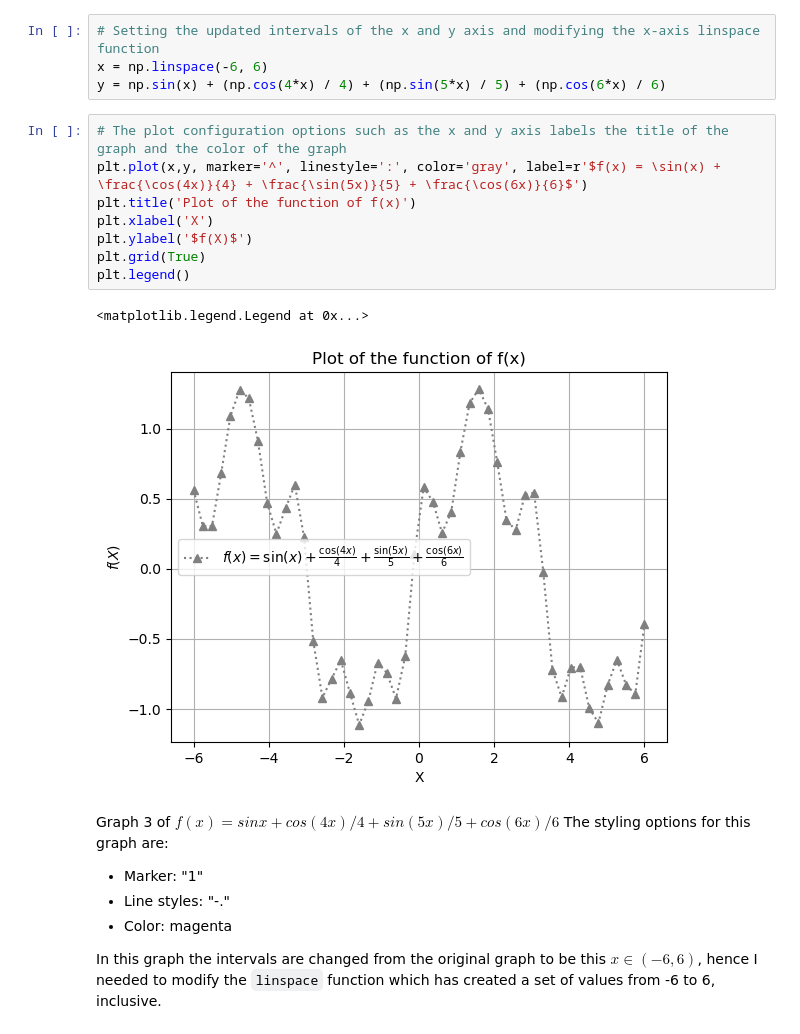
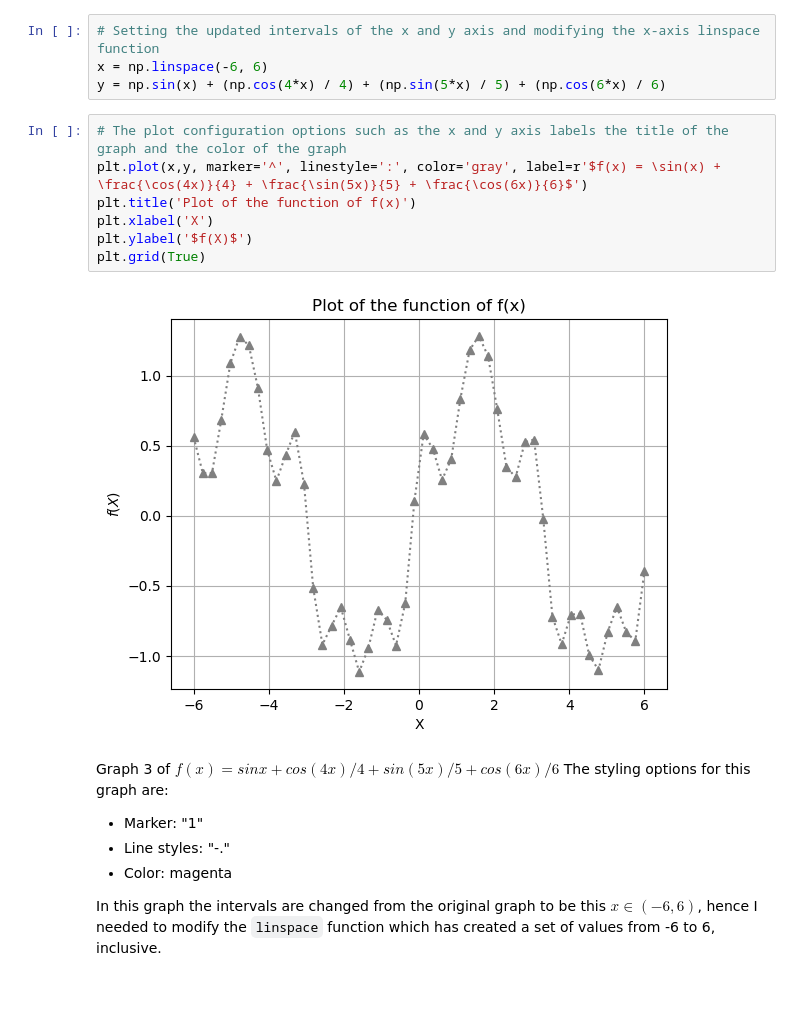
Before and after one commit to Abhay2412/ENCM509Labs, a Jupyter notebook: Lab 1/Lab01-AbhayKhosla.ipynb, the cells around one changed output. Drawn from its saved outputs; the diff is of its cells as text; blank space fills up the shorter version.

```diff
--- a/Lab 1/Lab01-AbhayKhosla.ipynb
+++ b/Lab 1/Lab01-AbhayKhosla.ipynb
@@ -81,14 +79,12 @@ y = np.sin(x) + (np.cos(4*x) / 4) + (np.sin(5*x) / 5) + (np.cos(6*x) / 6)
 # %%
 # The plot configuration options such as the x and y axis labels the title of the graph and the color of the graph
 plt.plot(x,y, marker='^', linestyle=':', color='gray', label=r'$f(x) = \sin(x) + \frac{\cos(4x)}{4} + \frac{\sin(5x)}{5} + \frac{\cos(6x)}{6}$')
 plt.title('Plot of the function of f(x)')
 plt.xlabel('X')
 plt.ylabel('$f(X)$')
 plt.grid(True)
-plt.legend()
 # %% [output]
-<matplotlib.legend.Legend at 0x...>
-[figure, old version]
+[figure, new version]
 # %% [markdown]
 Graph 3 of $f(x) = sin x + cos(4x)/4 + sin(5x)/5 + cos(6x)/6$
 The styling options for this graph are:
```
Also changed, not shown: parts of 3 cells of this notebook.
